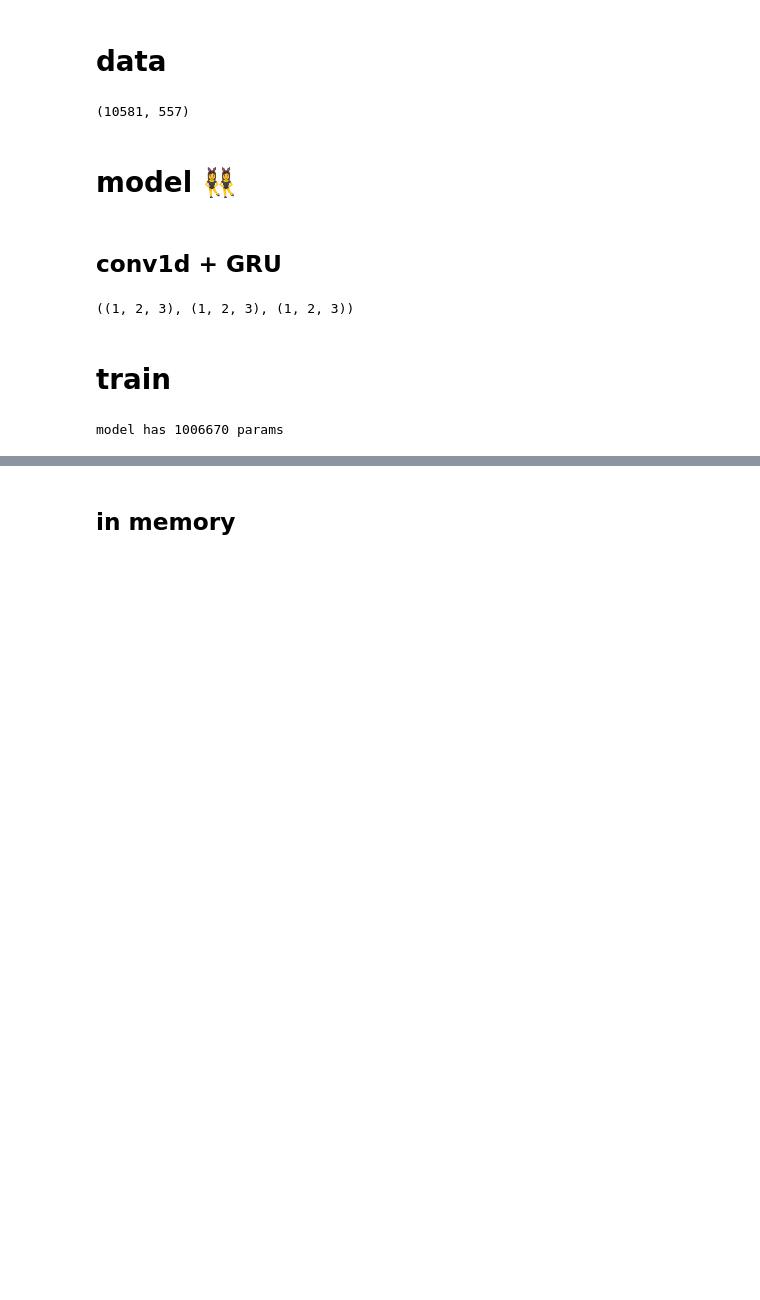
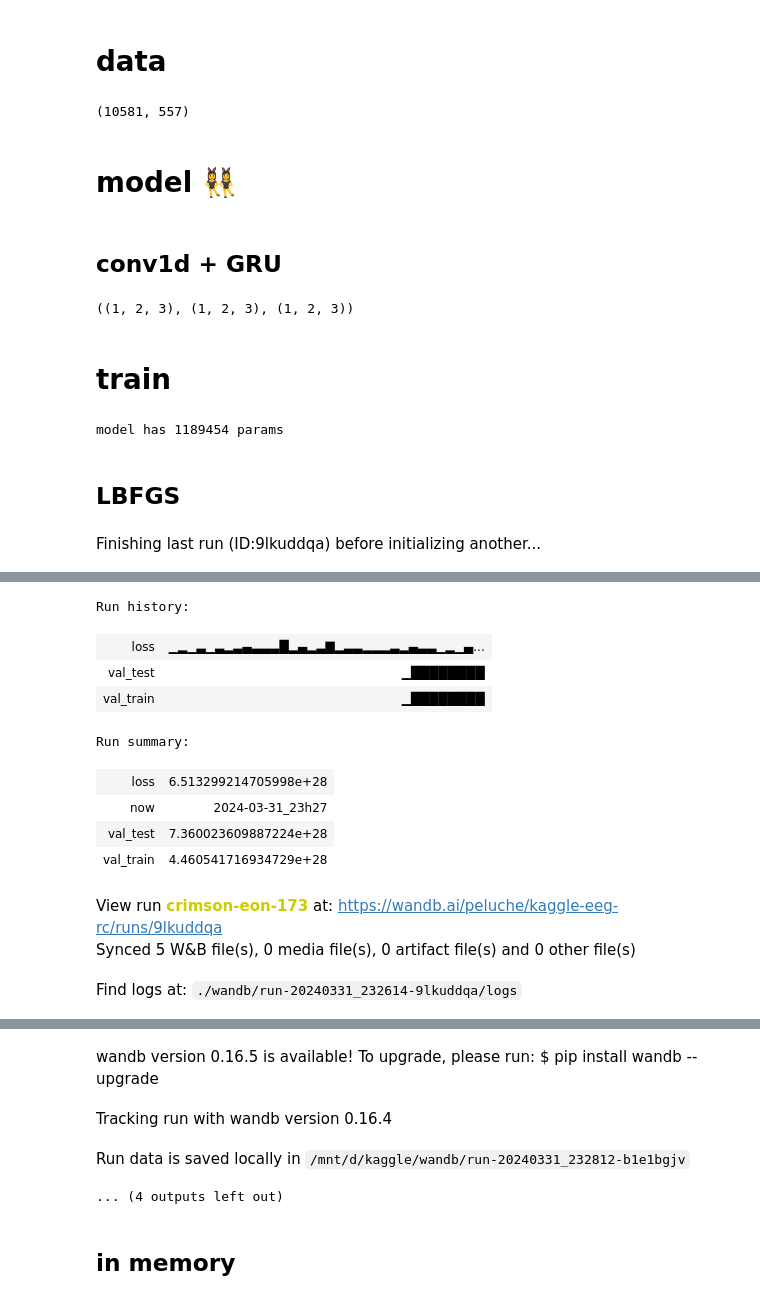
Before and after one commit to peluche/kaggle-eeg, a Jupyter notebook: rc-spectrogram.ipynb, the cells around one changed output, grey strips where cells are left out. Drawn from its saved outputs; the diff is of its cells as text; code cells hidden in the pictures; blank space fills up the shorter version.

Commit message:
LBFGS is a failure

```diff
--- a/rc-spectrogram.ipynb
+++ b/rc-spectrogram.ipynb
@@ -187,7 +187,7 @@ class CNNBlock(nn.Module):
 class Model(nn.Module):
     # def __init__(self, convs=[4, 64, 64, 128, 128, 256, 256, 256, 257, 257, 257, 258, 258, 258, 259], hidden=256, dropout=0.4):
     # def __init__(self, convs=[4, 8, 8, 8, 8, 16, 16, 16, 16, 32, 32, 32, 32, 64, 64, 64, 128, 128, 128, 259], hidden=256, dropout=0.3):
-    def __init__(self, convs=[4, 30, 30, 30, 30, 31, 31, 31, 31, 32, 32, 32, 32, 64, 64, 64, 128, 128, 128, 259], hidden=128, dropout=0.3):
+    def __init__(self, convs=[4, 30, 30, 30, 30, 31, 31, 31, 31, 32, 32, 32, 32, 64, 64, 64, 128, 128, 128, 259], hidden=256, dropout=0.01):
     # def __init__(self, convs=[4, 45, 45, 45, 45, 64, 64, 64, 64, 90, 90, 90, 90, 127, 127, 127, 128, 128, 128, 259], hidden=256, dropout=0.3):
     # def __init__(self, convs=[4, 8, 8, 8, 16, 16, 16, 32, 32, 32, 32, 64, 64, 64, 128, 128, 256], hidden=512, dropout=0.5):
     # def __init__(self, convs=[4, 8, 8, 8, 8, 8, 16, 16, 16, 16, 16, 32, 32, 32, 32, 32, 64, 64, 64, 128, 259], hidden=256, dropout=0.4):
@@ -205,10 +205,10 @@ class Model(nn.Module):
         self.head = nn.Sequential(
             nn.Flatten(start_dim=1, end_dim=-1),
             nn.Linear(259 * 4, hidden),
-            nn.GELU(),
+            nn.ReLU(),
             nn.Dropout(dropout),
             nn.Linear(hidden, hidden),
-            nn.GELU(),
+            nn.ReLU(),
             nn.Dropout(dropout),
             nn.Linear(hidden, 6),
         )
@@ -232,7 +232,49 @@ def test():
 # %%
 GC()
 model = Model().to(device)
-opt = t.optim.Adam(model.parameters(), lr=3e-4, weight_decay=1e-4)
+# opt = t.optim.Adam(model.parameters(), lr=3e-4, weight_decay=3e-5)
+opt = t.optim.LBFGS(model.parameters(), lr=3e-4, max_iter=20, max_eval=20, history_size=100, line_search_fn='strong_wolfe')
 print(f'model has {sum(p.numel() for p in model.parameters())} params')
 # %% [output]
-model has 1006670 params
+model has 1189454 params
+# %% [markdown]
+## LBFGS
+# %%
+def memory_lbfgs_train(model, opt, wnb=True, data_augmentation=False):
+    model.train()
+    validation_test, validation_test_label = next(test_dataloader.__iter__())
+    validation_train, validation_train_label = next(train_dataloader.__iter__())
+
+    if wnb:
+        wandb.init(project='kaggle-eeg-rc')
+        now = datetime.now().strftime("%Y-%m-%d_%Hh%M")
+        wandb.log({'val_test':   eval(model, validation_test, validation_test_label, do_eval=True), 'now': f'{now}'})
+        wandb.log({'val_train':  eval(model, validation_train, validation_train_label, do_eval=True), 'now': f'{now}'})
+
+    for epoch in tqdm(range(100000)):
+        for x_train, y_train in tqdm(train_dataloader):
+            # TODO: use variable alpha based on mini_epoch
+            if data_augmentation: x_train = augment_data(x_train,
+                                                         alpha=random.choice([0.01, 0.05, 0.1, 0.15]), #, 0.2])) #, 0.3]))
+                                                         shift=random.choice(list(range(30))))
+            def closure():
+                logs = model(x_train.to(device)).log_softmax(-1)
+                kl_loss = nn.KLDivLoss(reduction="batchmean")
+                loss = kl_loss(logs, y_train.to(device))
+                opt.zero_grad()
+                loss.backward()
+                nn.utils.clip_grad_norm_(model.parameters(), max_norm=0.1)
+                return loss
+            loss = opt.step(closure)
+            if wnb: wandb.log({'loss': loss.item()})
+
+        now = datetime.now().strftime("%Y-%m-%d_%Hh%M")
+        if wnb:
+            wandb.log({'val_test':   eval(model, validation_test, validation_test_label, do_eval=True), 'now': f'{now}'})
+            wandb.log({'val_train':  eval(model, validation_train, validation_train_label, do_eval=True), 'now': f'{now}'})
+        t.save(model.state_dict(), f'weights/cnn_{now}.pt')
+    if wnb: wandb.finish()
+
+memory_lbfgs_train(model, opt, wnb=True, data_augmentation=True)
+# %% [output]
+Finishing last run (ID:9lkuddqa) before initializing another...
@@ -238,0 +282,12 @@ model has 1006670 params
+Run history:
+| loss | ▁▂▁▃▁▃▂▃▄▃▃▃█▂▄▂▃▇▂▃▃▂▂▂▃▂▄▃▃▁▂▁▄... |
+| val_test | ▁████████ |
+| val_train | ▁████████ |
+Run summary:
+| loss | 6.513299214705998e+28 |
+| now | 2024-03-31_23h27 |
+| val_test | 7.360023609887224e+28 |
+| val_train | 4.460541716934729e+28 |
+View run crimson-eon-173 at: https://wandb.ai/peluche/kaggle-eeg-rc/runs/9lkuddqa
+Synced 5 W&B file(s), 0 media file(s), 0 artifact file(s) and 0 other file(s)
+Find logs at: ./wandb/run-20240331_232614-9lkuddqa/logs
@@ -239,3 +295,7 @@ model has 1006670 params
+wandb version 0.16.5 is available! To upgrade, please run: $ pip install wandb --upgrade
+Tracking run with wandb version 0.16.4
+Run data is saved locally in /mnt/d/kaggle/wandb/run-20240331_232812-b1e1bgjv
+... (4 outputs left out)
 # %% [markdown]
 ## in memory
 # %%
```
Also changed, not shown: parts of 2 cells of this notebook.
